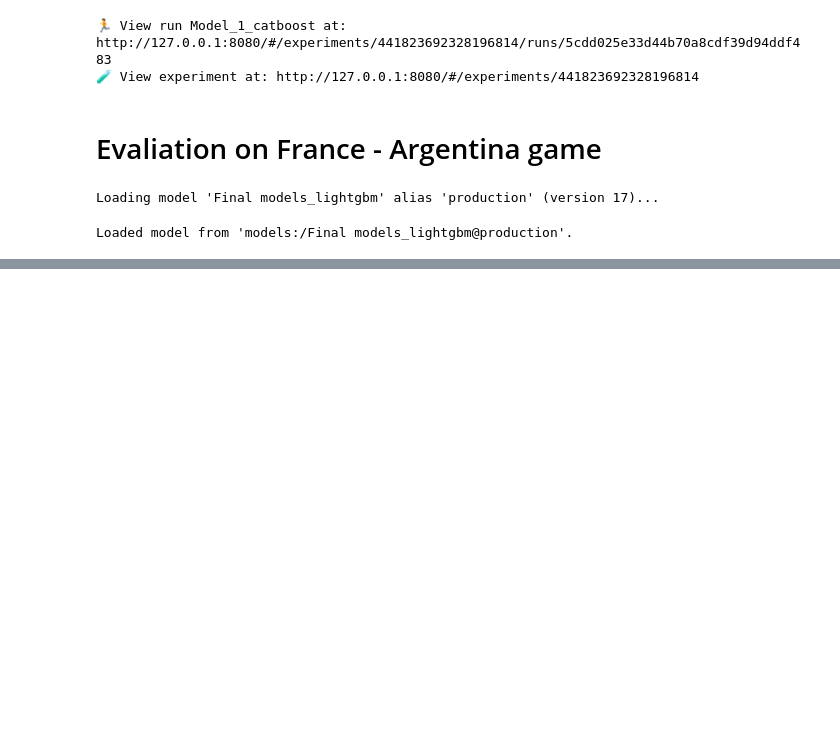
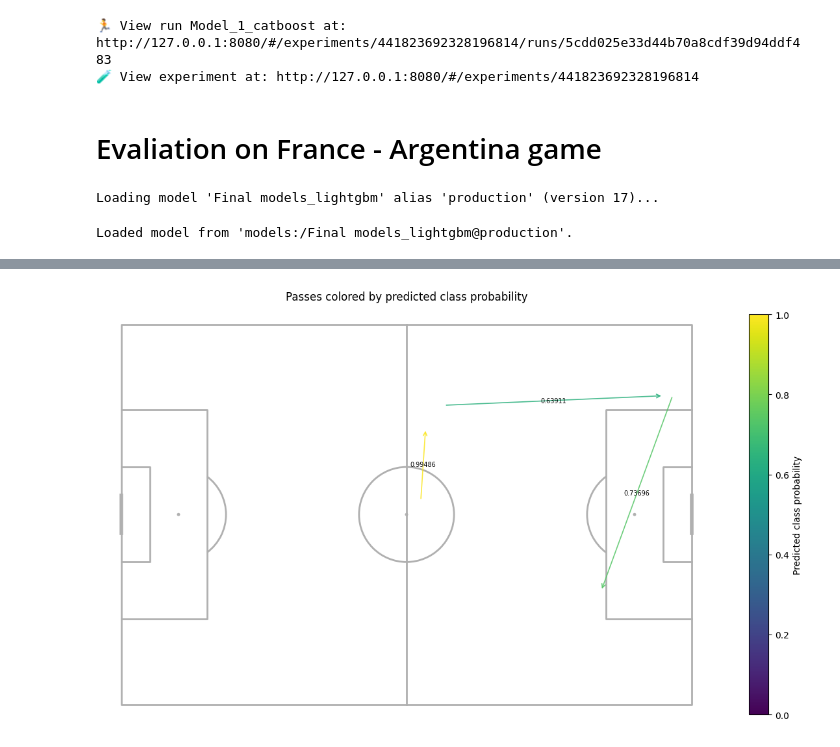
Before and after one commit to yucheng-fu/football_analytics, a Jupyter notebook: src/02-analysis/02-analysis.ipynb, the cells around one changed output, grey strips where cells are left out. Cells and saved outputs as stored; diff of their text form; code cells hidden in the pictures; blank space fills up the shorter version.

```diff
--- a/src/02-analysis/02-analysis.ipynb
+++ b/src/02-analysis/02-analysis.ipynb
@@ -832,0 +848,8 @@ evaluator.eval(X_test=X_test, y_test=y_test)
+# %%
+filtered_results = result.filter(((pl.col("start_x") == 63.0) & (pl.col("start_y") == 37.0)) |
+              ((pl.col("start_x") == 68.0) & (pl.col("start_y") == 17.0)) |
+              ((pl.col("start_x") == 116.0) & (pl.col("start_y") == 15.0)))
+# %%
+plot_passes_by_predicted_probability(result_df=filtered_results, name="passes_by_predicted_probability_buildup.png", show_probability=True)
+# %% [output]
+[figure, added]
```
Also changed, not shown: parts of 10 cells of this notebook, 4 other files.
